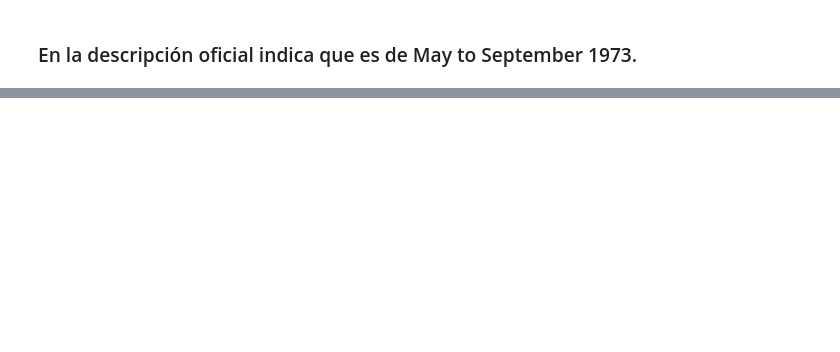
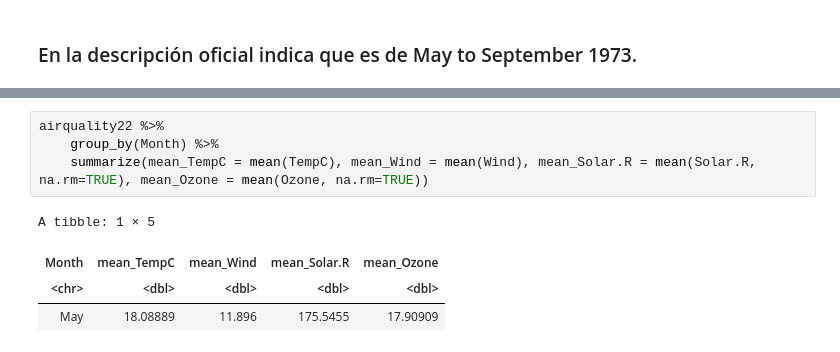
Before and after one commit to Xaviercv93/DataMinningMachineLearning, a Jupyter notebook: notebooks/practica01-r.ipynb, the cells around one changed output, grey strips where cells are left out. Cells and saved outputs as stored; diff of their text form; blank space fills up the shorter version.

```diff
--- a/notebooks/practica01-r.ipynb
+++ b/notebooks/practica01-r.ipynb
@@ -390,0 +565,9 @@ A data.frame: 6 × 10
+# %%
+airquality22 %>%
+    group_by(Month) %>%
+    summarize(mean_TempC = mean(TempC), mean_Wind = mean(Wind), mean_Solar.R = mean(Solar.R, na.rm=TRUE), mean_Ozone = mean(Ozone, na.rm=TRUE))
+# %% [output]
+A tibble: 1 × 5
+| Month | mean_TempC | mean_Wind | mean_Solar.R | mean_Ozone |
+| <chr> | <dbl> | <dbl> | <dbl> | <dbl> |
+| May | 18.08889 | 11.896 | 175.5455 | 17.90909 |
```
Also changed, not shown: parts of 24 cells of this notebook.
